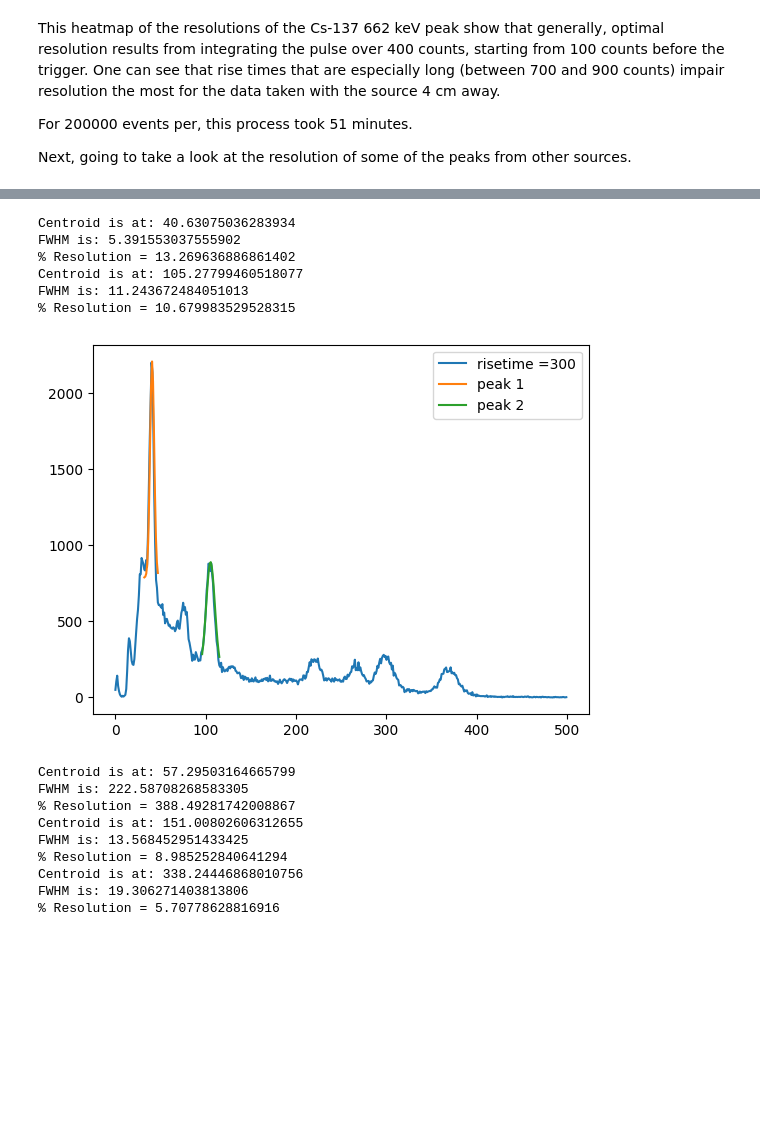
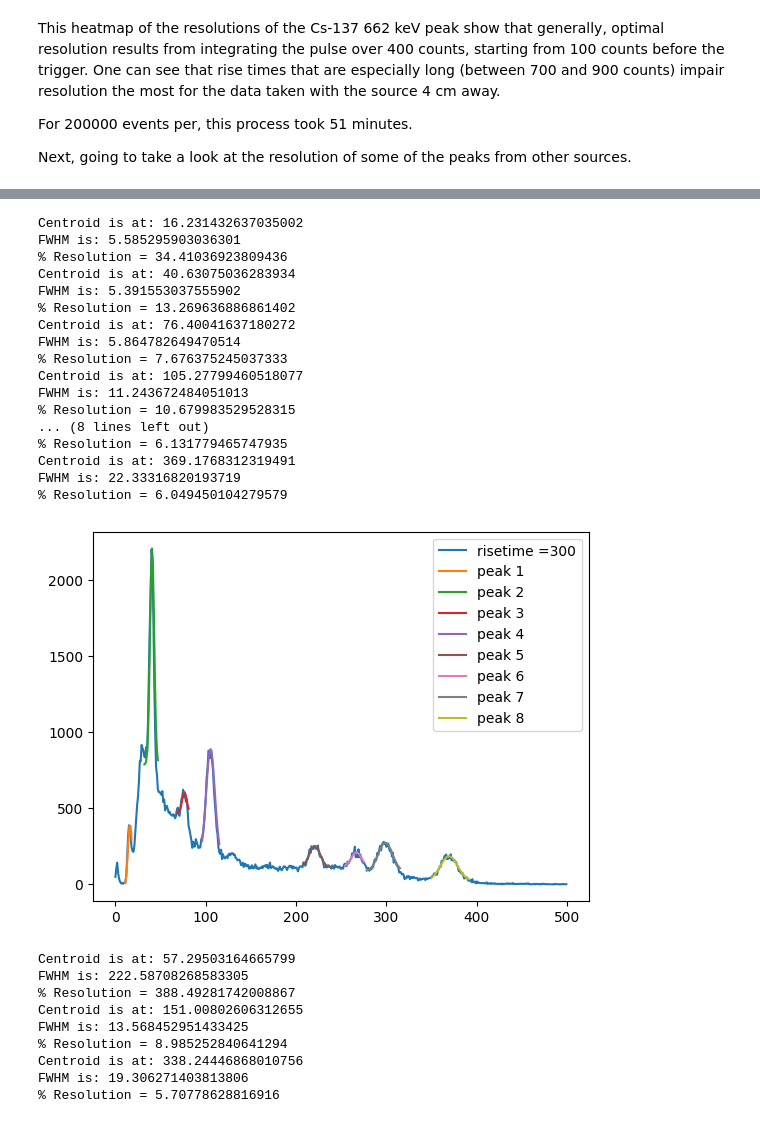
Before and after one commit to UCB-NE-204-2022/Devin_Thatcher_NE204, a Jupyter notebook: Lab2/Jupyter/NE204Lab2.ipynb, the cells around one changed output, grey strips where cells are left out. Drawn from its saved outputs; the diff is of its cells as text; code cells hidden in the pictures; blank space fills up the shorter version.

```diff
--- a/Lab2/Jupyter/NE204Lab2.ipynb
+++ b/Lab2/Jupyter/NE204Lab2.ipynb
@@ -222,7 +222,7 @@ events = 100000
 XRange = 2000
 preTrgrDly = 1000
 peakdistance = 10
-prominencefactor = 2
+prominencefactor = 20
 
 risetime = 300
 
@@ -251,35 +257,46 @@ FWHM is: 18.431024353916285
 # %%
 filelocation = r"C:\Users\Operator\Documents\Devin\Code\Data\NaI_Eu152_120s.h5"
 events = 100000
 XRange = 2000
 preTrgrDly = 1000
 peakdistance = 10
-prominencefactor = 8
+prominencefactor = 20
 
 risetime = 300
 
 spectra = CreateSpectra(filelocation, events, XRange, preTrgrDly, risetime)
 
 hist, bins = np.histogram(spectra, bins = 500, range = (0,200000))
 plt.plot(range(np.size(hist)), hist, label="risetime =" + str(risetime))
 
 Xranges, coefficients, numberofpeaks, FWHMs = PeakInfo(hist, peakdistance, prominencefactor)
 for i in range(numberofpeaks):
     plt.plot(Xranges[i], Gaussian(Xranges[i], *coefficients[i]), label="peak " + str(i+1))
     print("Centroid is at: " + str(coefficients[i][1]))
     print("FWHM is: " + str(2.35*coefficients[i][2]))
     print("% Resolution = " + str(100*2.35*coefficients[i][2]/coefficients[i][1]))
 
 plt.legend(loc='upper right')
 plt.show()
 # %% [output]
+Centroid is at: 16.231432637035002
+FWHM is: 5.585295903036301
+% Resolution = 34.41036923809436
 Centroid is at: 40.63075036283934
 FWHM is: 5.391553037555902
 % Resolution = 13.269636886861402
+Centroid is at: 76.40041637180272
+FWHM is: 5.864782649470514
+% Resolution = 7.676375245037333
 Centroid is at: 105.27799460518077
 FWHM is: 11.243672484051013
 % Resolution = 10.679983529528315
+... (8 lines left out)
+% Resolution = 6.131779465747935
+Centroid is at: 369.1768312319491
+FWHM is: 22.33316820193719
+% Resolution = 6.049450104279579
-[figure, old version]
+[figure, new version]
 # %%
 filelocation = r"C:\Users\Operator\Documents\Devin\Code\Data\NaI_Na22_120s.h5"
 events = 100000
```
Also changed, not shown: parts of 4 cells of this notebook.
